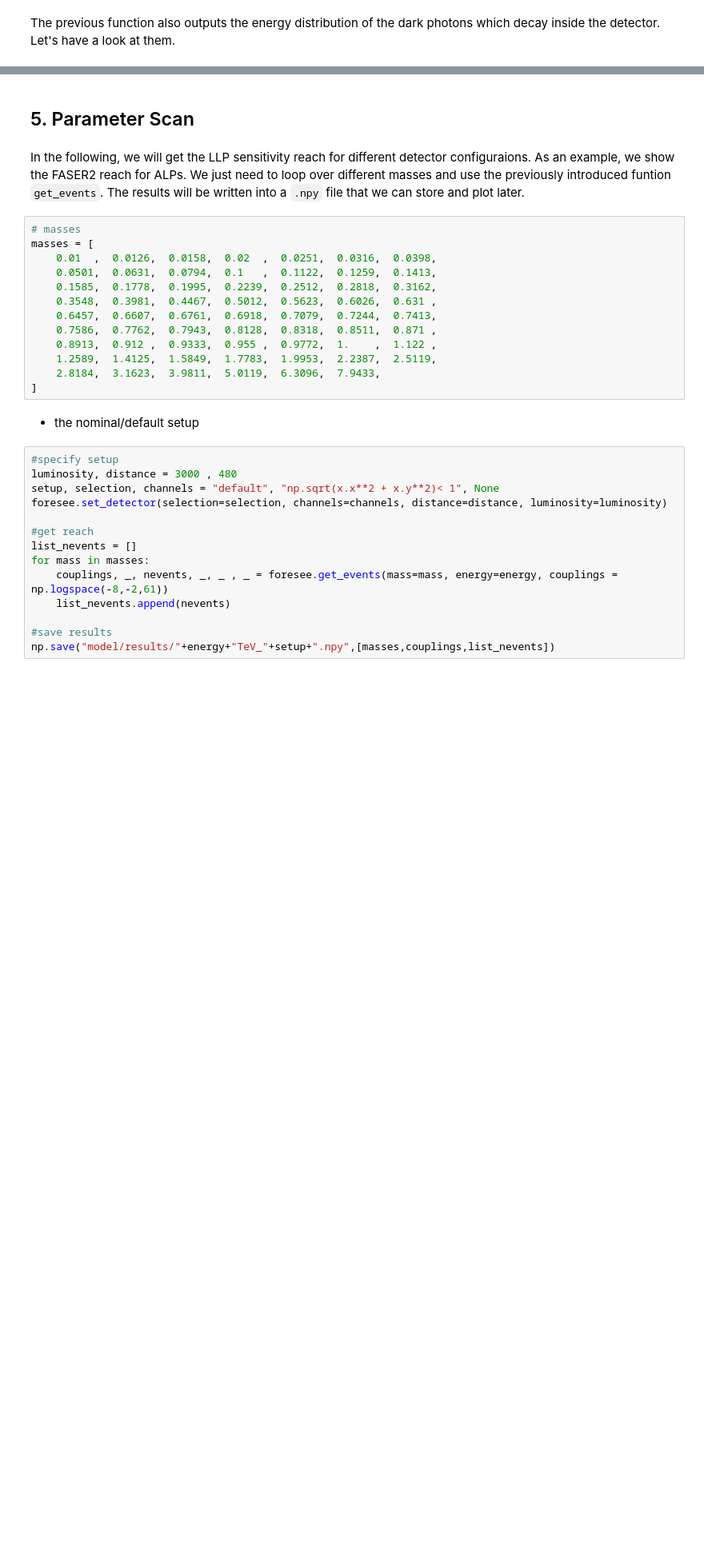
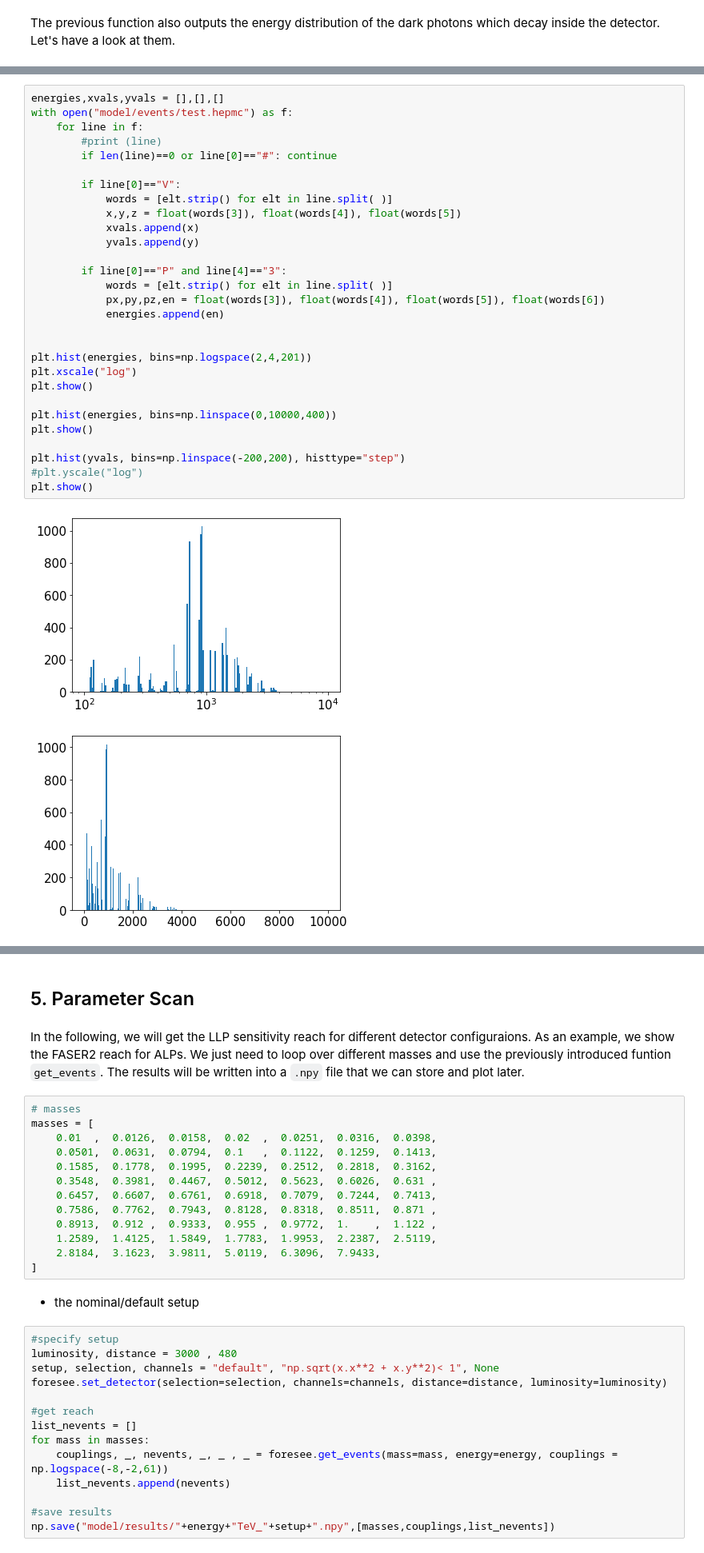
Before and after one commit to KlingFelix/FORESEE, a Jupyter notebook: Models/ALP-W/ALP-W.ipynb, the cells around one changed output, grey strips where cells are left out. Shown at 80% size. Drawn from its saved outputs; the diff is of its cells as text; blank space fills up the shorter version.

```diff
--- a/Models/ALP-W/ALP-W.ipynb
+++ b/Models/ALP-W/ALP-W.ipynb
@@ -198,0 +208,32 @@ plt.show()
+# %%
+energies,xvals,yvals = [],[],[]
+with open("model/events/test.hepmc") as f:
+    for line in f:
+        #print (line)
+        if len(line)==0 or line[0]=="#": continue
+
+        if line[0]=="V":
+            words = [elt.strip() for elt in line.split( )]
+            x,y,z = float(words[3]), float(words[4]), float(words[5])
+            xvals.append(x)
+            yvals.append(y)
+
+        if line[0]=="P" and line[4]=="3":
+            words = [elt.strip() for elt in line.split( )]
+            px,py,pz,en = float(words[3]), float(words[4]), float(words[5]), float(words[6])
+            energies.append(en)
+
+
+plt.hist(energies, bins=np.logspace(2,4,201))
+plt.xscale("log")
+plt.show()
+
+plt.hist(energies, bins=np.linspace(0,10000,400))
+plt.show()
+
+plt.hist(yvals, bins=np.linspace(-200,200), histtype="step")
+#plt.yscale("log")
+plt.show()
+# %% [output]
+[figure, added]
+[figure, added]
```
Also changed, not shown: parts of 7 cells of this notebook, 46 other files.
